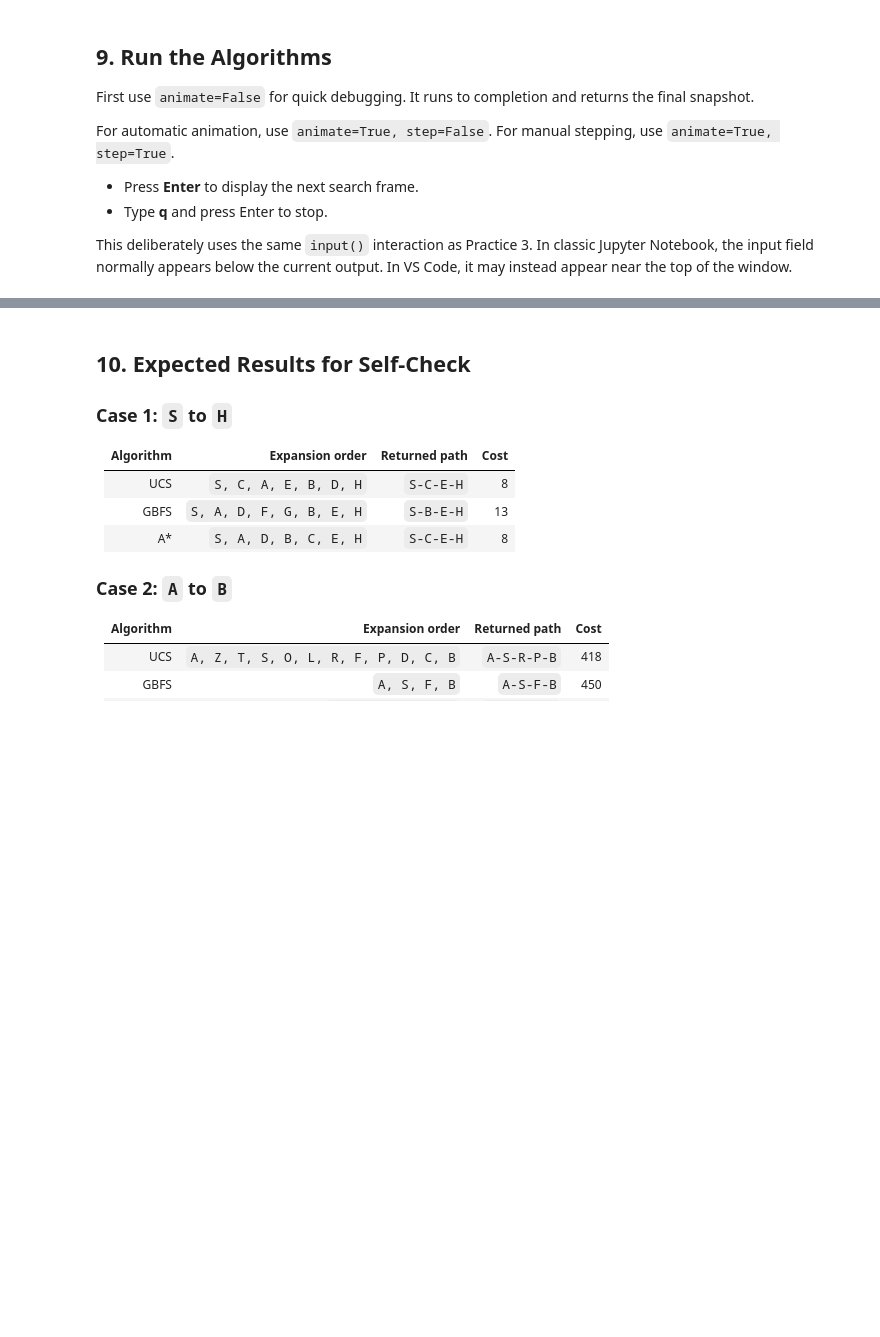
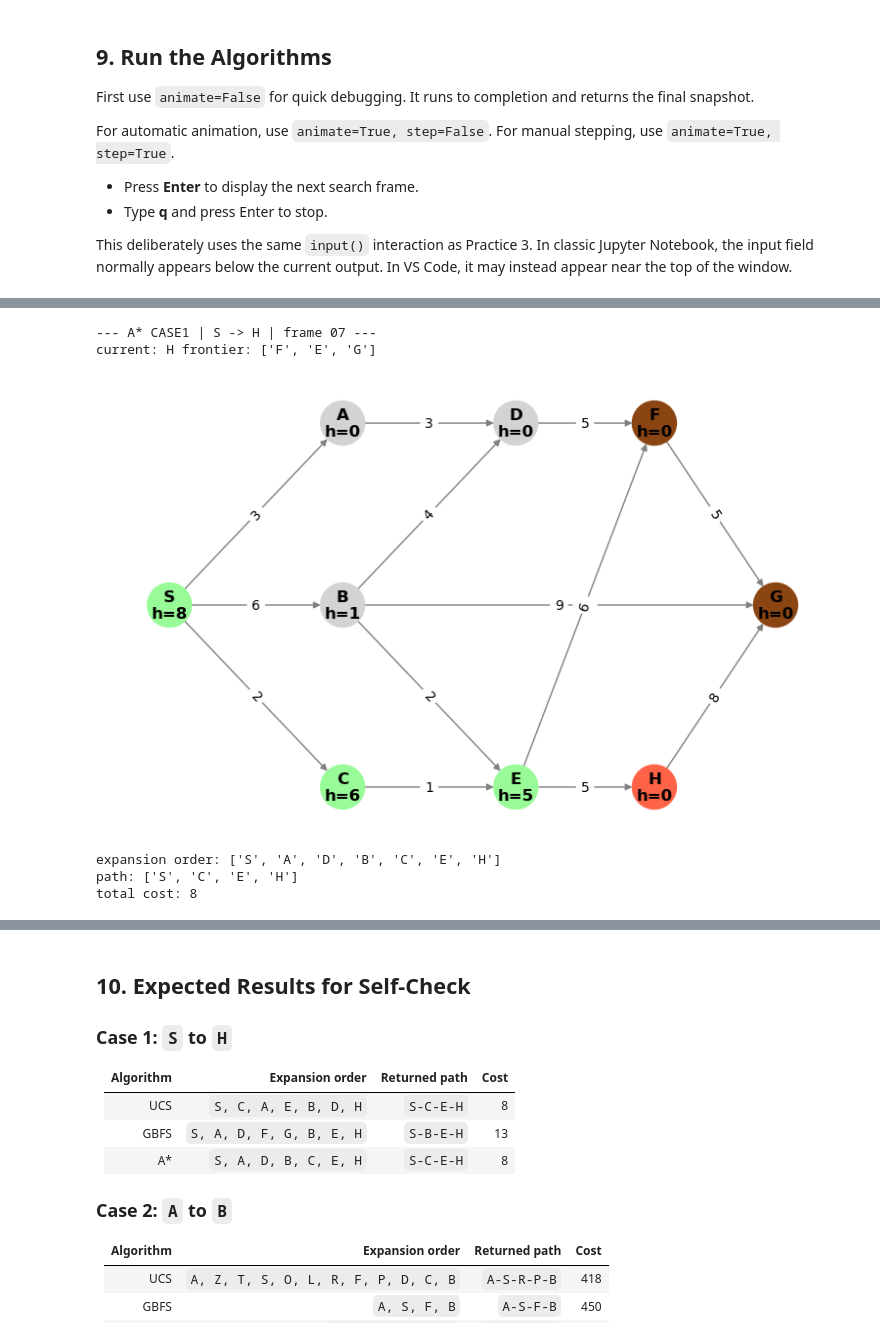
Before and after one commit to JustinFan7777777/cs303-artificial-intelligence, a Jupyter notebook: practice4/Practice4_Cost-Based&InformedSearch.ipynb, the cells around one changed output, grey strips where cells are left out. Cells and saved outputs as stored; diff of their text form; code cells hidden in the pictures; blank space fills up the shorter version.

```diff
--- a/practice4/Practice4_Cost-Based&InformedSearch.ipynb
+++ b/practice4/Practice4_Cost-Based&InformedSearch.ipynb
@@ -366,6 +451,9 @@ def ASTAR(
         # TODO 1: Skip this entry if a cheaper path to the node
         # has already been found (g != path_cost[node]).
 
+        if g != path_cost[node]:
+            continue
+
         # This entry is up to date, so now we can expand the node.
         expanded.append(node)
         if node == goal:
@@ -376,6 +464,27 @@ def ASTAR(
         # If a cheaper child path is found, update path_cost and parent,
         # then push (new_cost + heuristic[child], child, new_cost).
 
+        for child, step_cost in sorted(Graph[node]):
+
+            # calculate the g value (start -> node -> child)
+            # g value = cost to reach child by passing through the current node
+            new_cost = path_cost[node] + step_cost
+
+            old_cost = path_cost.get(child, math.inf)
+
+            # edge relaxation:
+            if new_cost < old_cost:
+                path_cost[child] = new_cost
+                parent[child] = node
+
+                # for A* algorithm, the priority of the heap is f = g + h
+                # this is the only difference between A* and UCS, which only uses g as the priority
+                # this means that A* takes into account both the cost to reach the node and the estimated cost to reach the goal from that node.
+                # also, the heap will always pop the node with the lowest f value each time
+                heapq.heappush(heap, (new_cost + heuristic[child], child, new_cost))
+                # note that all the heuristic values are already precomputed and stored
+                # also note that we record g value (path cost) so that we can skip outdated entries in the heap, just like UCS.
+
         yield make_snapshot(heap, expanded, node, path_cost, parent)
 # %% [markdown]
 ## 8. Animation and Result Driver (given)
@@ -490,7 +609,14 @@ This deliberately uses the same `input()` interaction as Practice 3. In classic
 # %%
 # Optional: manual step-by-step execution.
-# astar_step = run_search(
-#     ASTAR, CASE1, "A* CASE1", animate=True, step=True
-# )
+astar_step = run_search(
+    ASTAR, CASE1, "A* CASE1", animate=True, step=True
+)
+# %% [output]
+--- A* CASE1 | S -> H | frame 07 ---
+current: H frontier: ['F', 'E', 'G']
+[figure, added]
+expansion order: ['S', 'A', 'D', 'B', 'C', 'E', 'H']
+path: ['S', 'C', 'E', 'H']
+total cost: 8
 # %%
 # Uncomment for Case 2.
```
Also changed, not shown: parts of 7 cells of this notebook.
